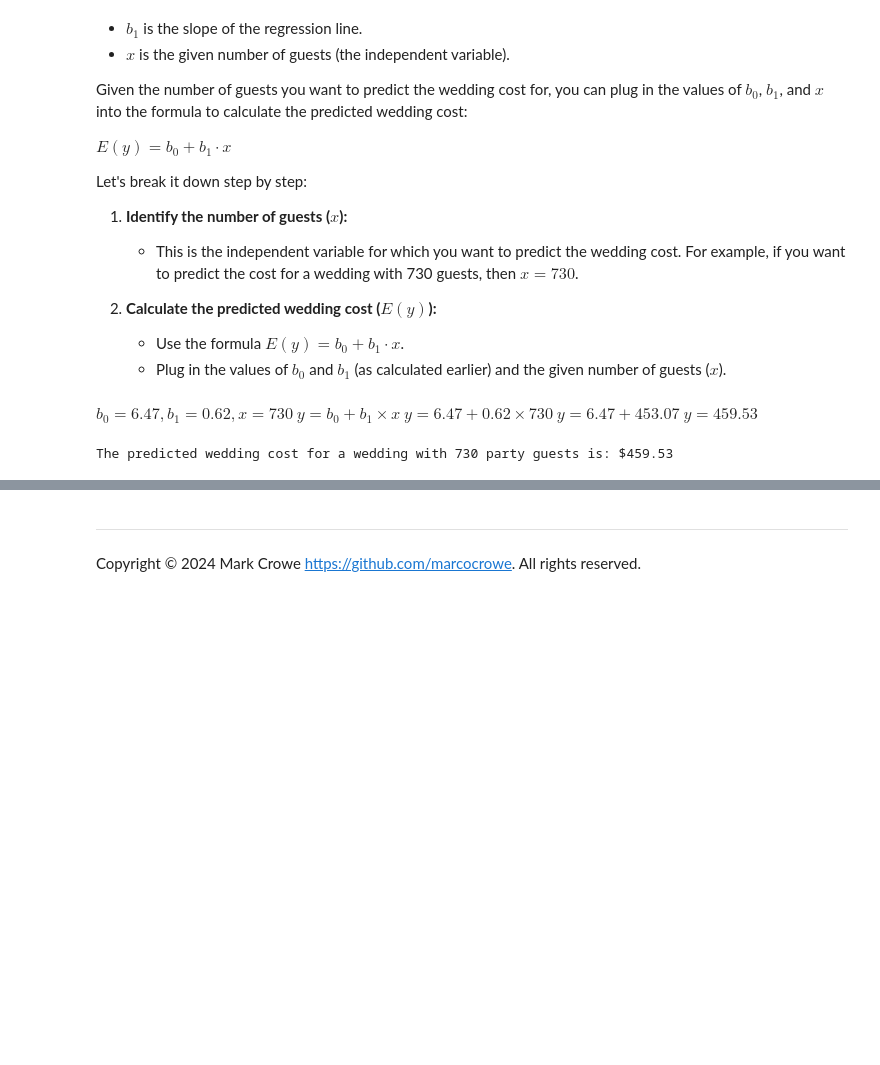
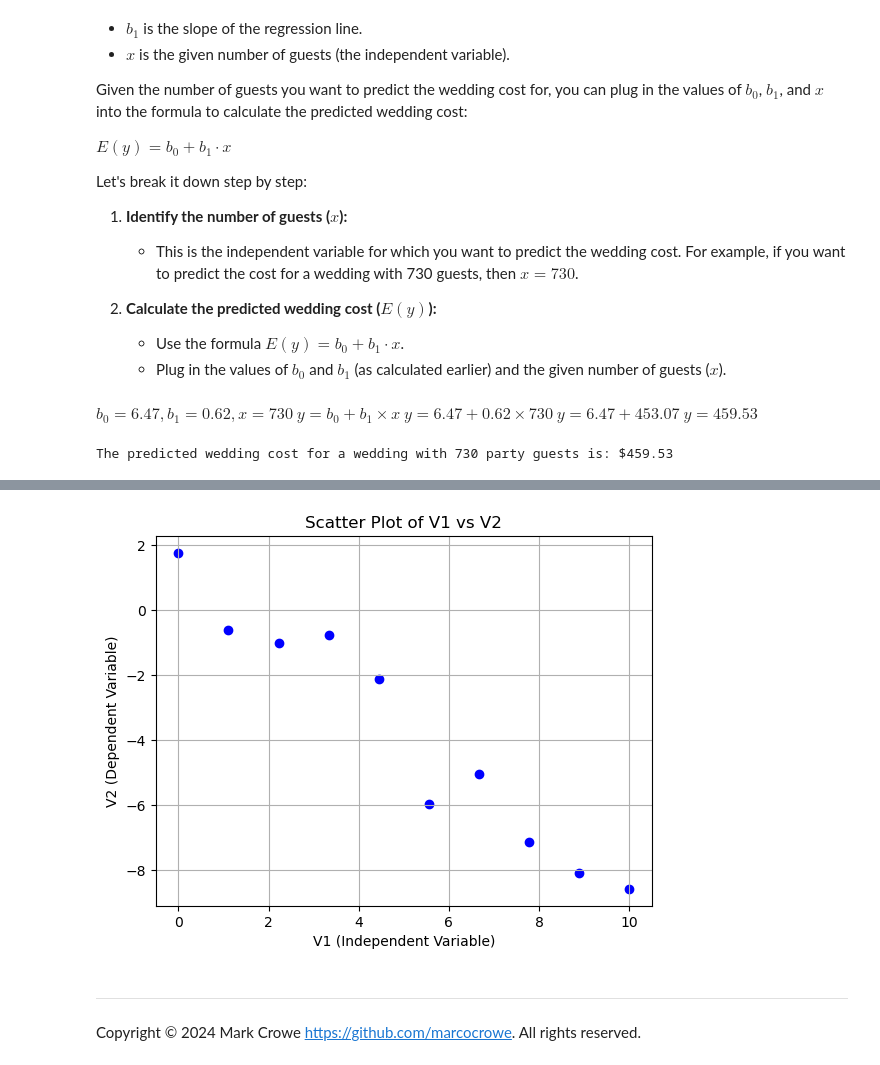
Before and after one commit to marcocrowe/learn-statistics, a Jupyter notebook: exam-papers/linear-regression.ipynb, the cells around one changed output, grey strips where cells are left out. Saved outputs shown, nothing was run; the diff lists cells and outputs as text; code cells hidden in the pictures; blank space fills up the shorter version.

```diff
--- a/exam-papers/linear-regression.ipynb
+++ b/exam-papers/linear-regression.ipynb
@@ -166,3 +176,25 @@ The predicted wedding cost for a wedding with 730 party guests is: $459.53
+# %%
+import numpy as np
+import matplotlib.pyplot as plt
+
+# Seed for reproducibility
+np.random.seed(0)
+
+# Generate sample data
+n = 10
+V1 = np.linspace(0, 10, n)
+# Generate V2 with a strong negative correlation to V1
+V2 = -0.97 * V1 + np.random.normal(0, 1, n)
+
+# Create scatter plot
+plt.scatter(V1, V2, color="blue")
+plt.title("Scatter Plot of V1 vs V2")
+plt.xlabel("V1 (Independent Variable)")
+plt.ylabel("V2 (Dependent Variable)")
+plt.grid(True)
+plt.show()
+# %% [output]
+[figure, added]
 # %% [markdown]
 ---
 
```
Also changed, not shown: parts of 1 cell of this notebook.
